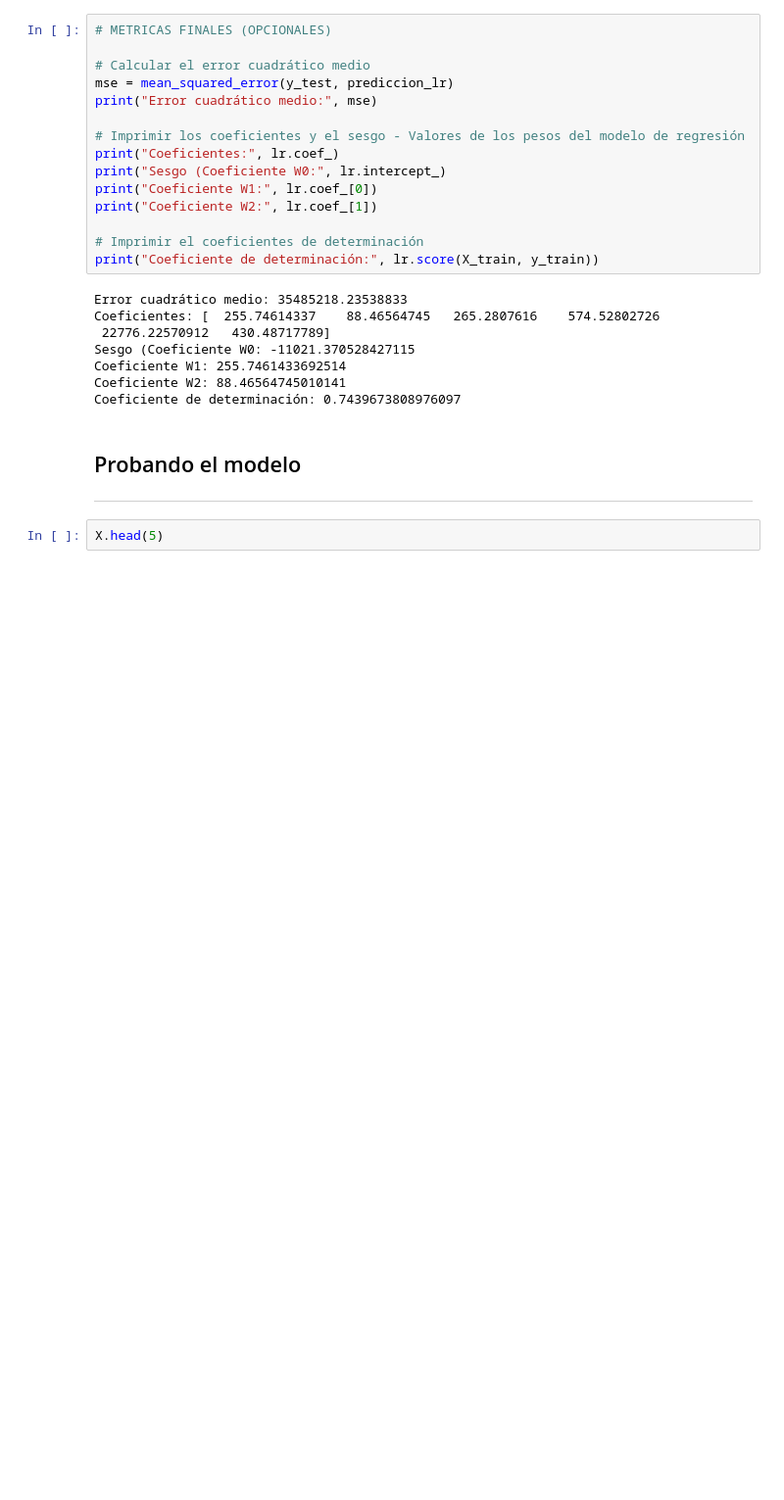
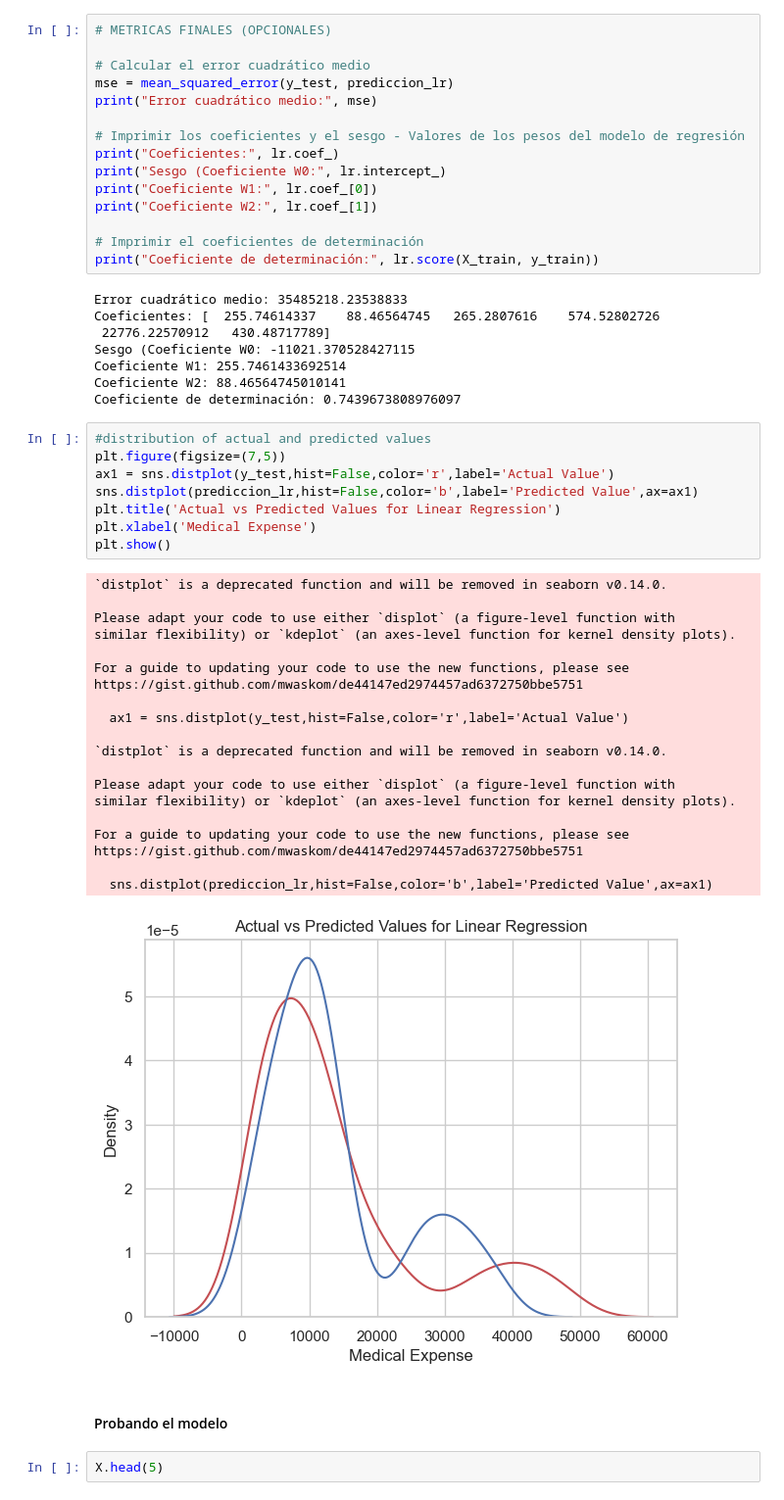
Before and after one commit to rez3t45/Proy_ML, a Jupyter notebook: Supervised Learning/Regression/Medical Cost Personal.ipynb, the cells around one changed output. Shown at 98% size. Saved outputs shown, nothing was run; the diff lists cells and outputs as text; blank space fills up the shorter version.

Commit message:
medical cost models

```diff
--- a/Supervised Learning/Regression/Regresion_lineal_1.ipynb
+++ b/Supervised Learning/Regression/Medical Cost Personal.ipynb
@@ -490,10 +492,37 @@ Sesgo (Coeficiente W0: -11021.370528427115
 Coeficiente W1: 255.7461433692514
 Coeficiente W2: 88.46564745010141
 Coeficiente de determinación: 0.7439673808976097
+# %%
+#distribution of actual and predicted values
+plt.figure(figsize=(7,5))
+ax1 = sns.distplot(y_test,hist=False,color='r',label='Actual Value')
+sns.distplot(prediccion_lr,hist=False,color='b',label='Predicted Value',ax=ax1)
+plt.title('Actual vs Predicted Values for Linear Regression')
+plt.xlabel('Medical Expense')
+plt.show()
+# %% [output]
+`distplot` is a deprecated function and will be removed in seaborn v0.14.0.
+
+Please adapt your code to use either `displot` (a figure-level function with
+similar flexibility) or `kdeplot` (an axes-level function for kernel density plots).
+
+For a guide to updating your code to use the new functions, please see
+https://gist.github.com/mwaskom/de44147ed2974457ad6372750bbe5751
+
+  ax1 = sns.distplot(y_test,hist=False,color='r',label='Actual Value')
+
+`distplot` is a deprecated function and will be removed in seaborn v0.14.0.
+
+Please adapt your code to use either `displot` (a figure-level function with
+similar flexibility) or `kdeplot` (an axes-level function for kernel density plots).
+
+For a guide to updating your code to use the new functions, please see
+https://gist.github.com/mwaskom/de44147ed2974457ad6372750bbe5751
+
+  sns.distplot(prediccion_lr,hist=False,color='b',label='Predicted Value',ax=ax1)
+[figure, added]
 # %% [markdown]
-## Probando el modelo
-
----
+#### Probando el modelo
 # %%
 X.head(5)
 # %% [output]
```
Also changed, not shown: parts of 28 cells of this notebook, 1 other file.
